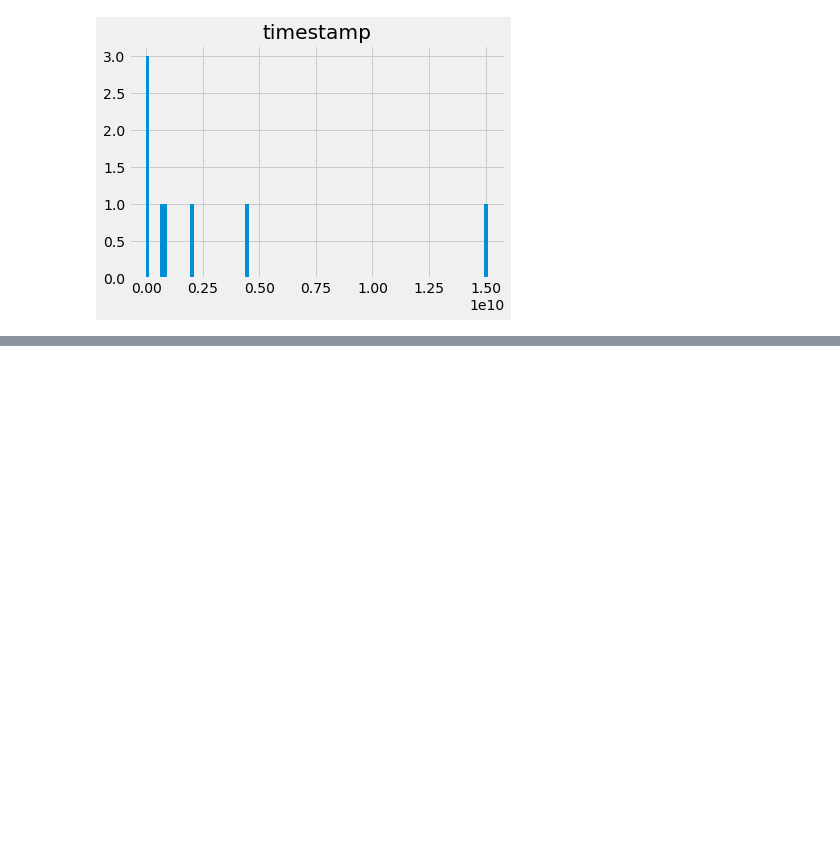
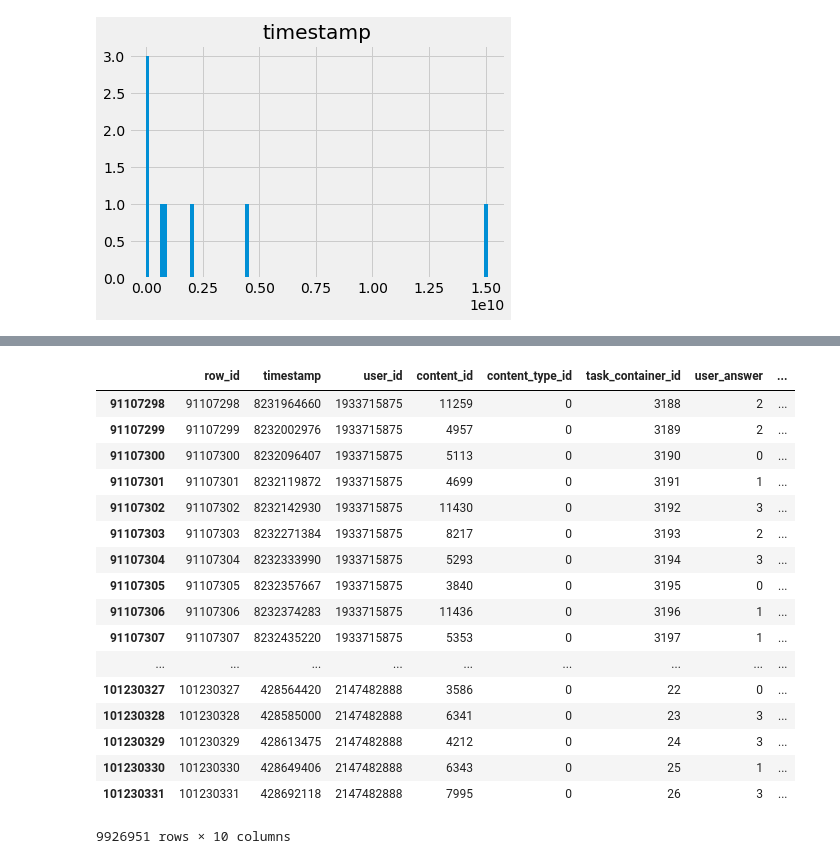
Before and after one commit to SuHe36/Notes, a Jupyter notebook: jupyter/pytorch/EDA/EDA.ipynb, the cells around one changed output, grey strips where cells are left out. Cells and saved outputs as stored; diff of their text form; code cells hidden in the pictures; blank space fills up the shorter version.

```diff
--- a/jupyter/pytorch/EDA/EDA.ipynb
+++ b/jupyter/pytorch/EDA/EDA.ipynb
@@ -169,0 +172,4 @@ array([[<matplotlib.axes._subplots.AxesSubplot object at 0x...>]],
+# %%
+train_df = pd.read_csv(train_csv)
+
+train_df["prior_question_had_explanation"].apply(bool)
@@ -169,0 +194,3 @@ array([[<matplotlib.axes._subplots.AxesSubplot object at 0x...>]],
+# %%
+features_part_df = train_df.iloc[:int(9/10 * len(train_df))]
+train_part_df = train_df.iloc[int(9/10 * len(train_df)):]
@@ -169,0 +423,30 @@ array([[<matplotlib.axes._subplots.AxesSubplot object at 0x...>]],
+# %%
+features = ['timestamp','mean_user_accuracy','questions_answered','mean_accuracy','question_asked',
+           'prior_question_elapsed_time','prior_question_had_explanation','bundle_size',
+           'bundle_accuracy','part_accuracy','right_answers']
+
+target = 'answered_correctly'
+
+train_part_df = train_part_df[train_part_df[target] != -1]
+# 将那些训练数据中answered_correctly的值为-1的，也就是是lecture的值去掉
+# %%
+train_part_df
+# %% [output]
+|  | row_id | timestamp | user_id | content_id | content_type_id | task_container_id | user_answer | ... |
+| 91107298 | 91107298 | 8231964660 | 1933715875 | 11259 | 0 | 3188 | 2 | ... |
+| 91107299 | 91107299 | 8232002976 | 1933715875 | 4957 | 0 | 3189 | 2 | ... |
+| 91107300 | 91107300 | 8232096407 | 1933715875 | 5113 | 0 | 3190 | 0 | ... |
+| 91107301 | 91107301 | 8232119872 | 1933715875 | 4699 | 0 | 3191 | 1 | ... |
+| 91107302 | 91107302 | 8232142930 | 1933715875 | 11430 | 0 | 3192 | 3 | ... |
+| 91107303 | 91107303 | 8232271384 | 1933715875 | 8217 | 0 | 3193 | 2 | ... |
+| 91107304 | 91107304 | 8232333990 | 1933715875 | 5293 | 0 | 3194 | 3 | ... |
+| 91107305 | 91107305 | 8232357667 | 1933715875 | 3840 | 0 | 3195 | 0 | ... |
+| 91107306 | 91107306 | 8232374283 | 1933715875 | 11436 | 0 | 3196 | 1 | ... |
+| 91107307 | 91107307 | 8232435220 | 1933715875 | 5353 | 0 | 3197 | 1 | ... |
+| ... | ... | ... | ... | ... | ... | ... | ... | ... |
+| 101230327 | 101230327 | 428564420 | 2147482888 | 3586 | 0 | 22 | 0 | ... |
+| 101230328 | 101230328 | 428585000 | 2147482888 | 6341 | 0 | 23 | 3 | ... |
+| 101230329 | 101230329 | 428613475 | 2147482888 | 4212 | 0 | 24 | 3 | ... |
+| 101230330 | 101230330 | 428649406 | 2147482888 | 6343 | 0 | 25 | 1 | ... |
+| 101230331 | 101230331 | 428692118 | 2147482888 | 7995 | 0 | 26 | 3 | ... |
+9926951 rows × 10 columns
```
Also changed, not shown: parts of 33 cells of this notebook, 4 other files.
